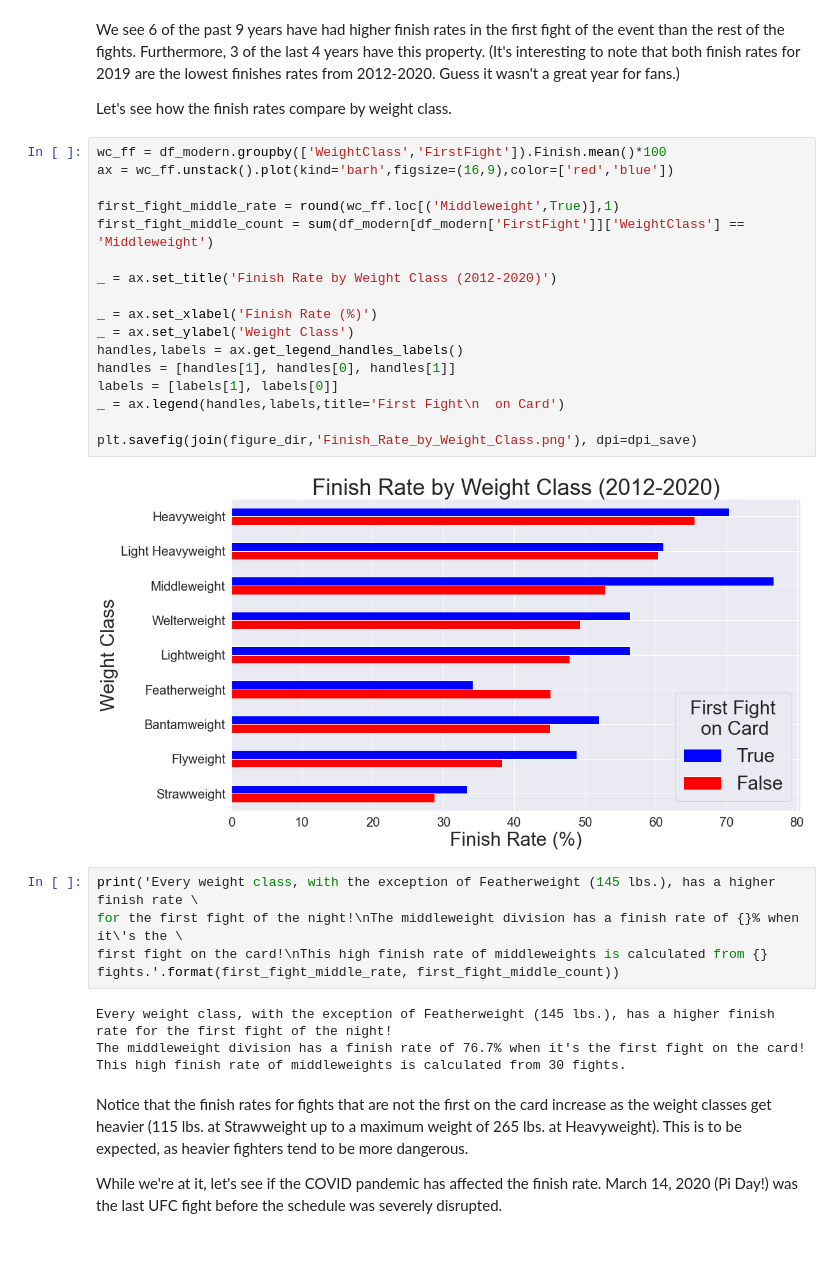
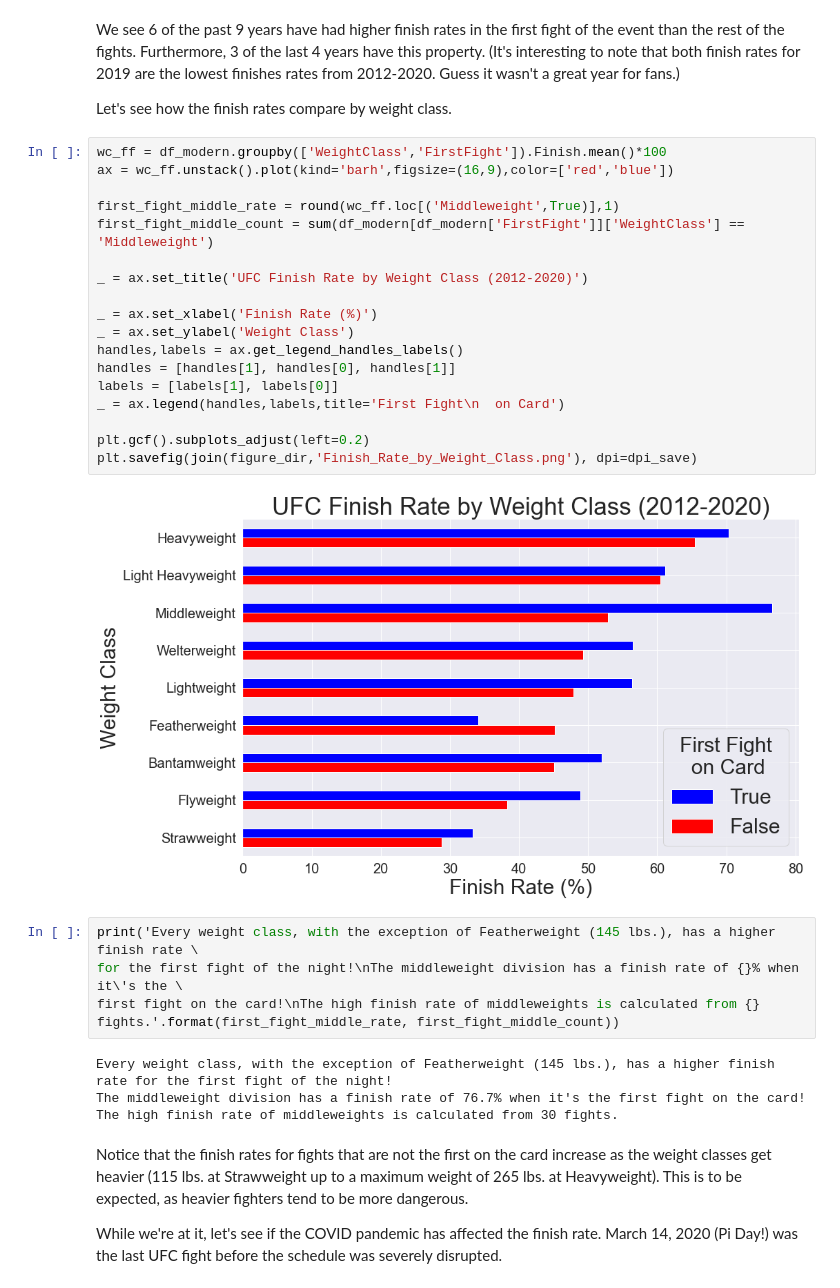
Before and after one commit to seanbearden/UFC_Investigations, a Jupyter notebook: First_Fight_Investigation.ipynb, the cells around one changed output. Cells and saved outputs as stored; diff of their text form; blank space fills up the shorter version.

```diff
--- a/First_Fight_Investigation.ipynb
+++ b/First_Fight_Investigation.ipynb
@@ -137,30 +137,31 @@ Let's see how the finish rates compare by weight class.
 # %%
 wc_ff = df_modern.groupby(['WeightClass','FirstFight']).Finish.mean()*100
 ax = wc_ff.unstack().plot(kind='barh',figsize=(16,9),color=['red','blue'])
 
 first_fight_middle_rate = round(wc_ff.loc[('Middleweight',True)],1)
 first_fight_middle_count = sum(df_modern[df_modern['FirstFight']]['WeightClass'] == 'Middleweight')
 
-_ = ax.set_title('Finish Rate by Weight Class (2012-2020)')
+_ = ax.set_title('UFC Finish Rate by Weight Class (2012-2020)')
 
 _ = ax.set_xlabel('Finish Rate (%)')
 _ = ax.set_ylabel('Weight Class')
 handles,labels = ax.get_legend_handles_labels()
 handles = [handles[1], handles[0], handles[1]]
 labels = [labels[1], labels[0]]
 _ = ax.legend(handles,labels,title='First Fight\n  on Card')
 
+plt.gcf().subplots_adjust(left=0.2)
 plt.savefig(join(figure_dir,'Finish_Rate_by_Weight_Class.png'), dpi=dpi_save)
 # %% [output]
-[figure, old version]
+[figure, new version]
 # %%
 print('Every weight class, with the exception of Featherweight (145 lbs.), has a higher finish rate \
 for the first fight of the night!\nThe middleweight division has a finish rate of {}% when it\'s the \
-first fight on the card!\nThis high finish rate of middleweights is calculated from {} fights.'.format(first_fight_middle_rate, first_fight_middle_count))
+first fight on the card!\nThe high finish rate of middleweights is calculated from {} fights.'.format(first_fight_middle_rate, first_fight_middle_count))
 # %% [output]
 Every weight class, with the exception of Featherweight (145 lbs.), has a higher finish rate for the first fight of the night!
 The middleweight division has a finish rate of 76.7% when it's the first fight on the card!
-This high finish rate of middleweights is calculated from 30 fights.
+The high finish rate of middleweights is calculated from 30 fights.
 # %% [markdown]
 Notice that the finish rates for fights that are not the first on the card increase as the weight classes get heavier (115 lbs. at Strawweight up to a maximum weight of 265 lbs. at Heavyweight). This is to be expected, as heavier fighters tend to be more dangerous.
 
```
Also changed, not shown: parts of 9 cells of this notebook, 3 other files.
